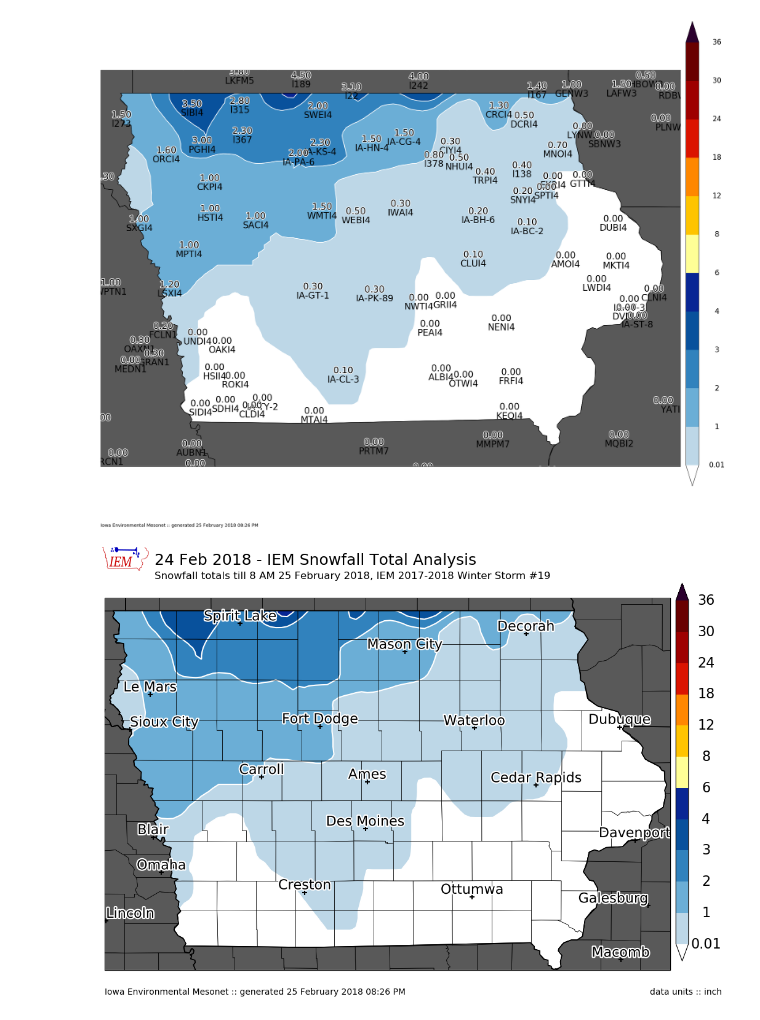
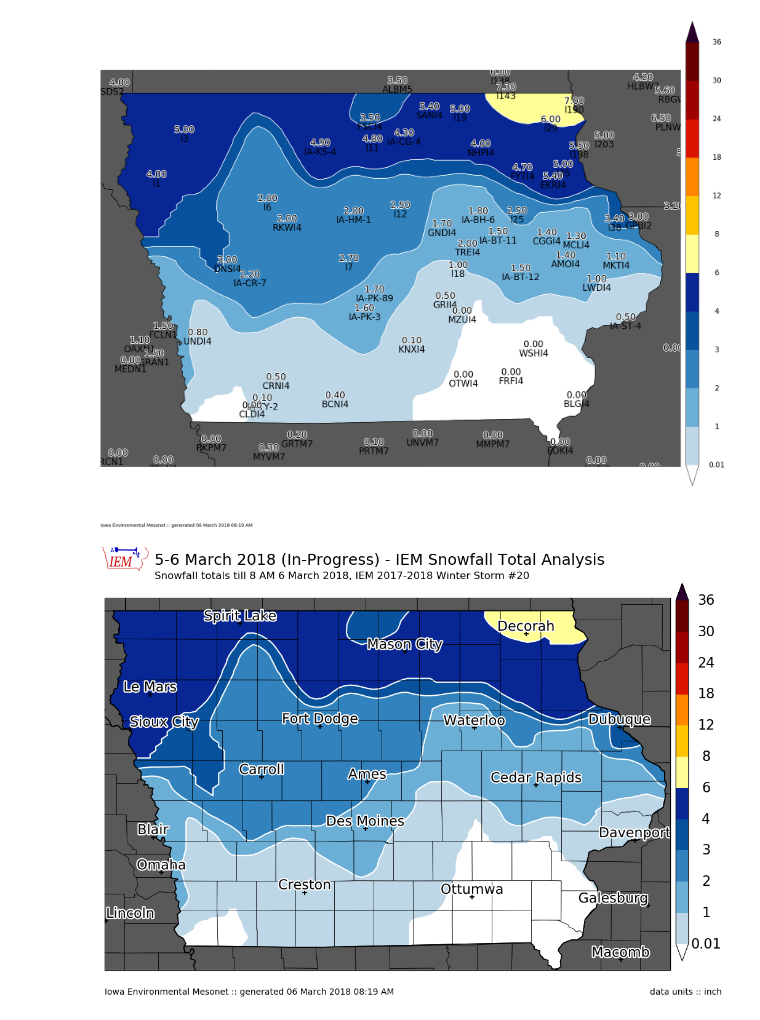
Before and after one commit to akrherz/DEV, a Jupyter notebook: coop/feature_snowfall_analysis.ipynb, the cells around one changed output. Drawn from its saved outputs; the diff is of its cells as text; code cells hidden in the pictures.

Commit message:
winter storm 20

```diff
--- a/coop/feature_snowfall_analysis.ipynb
+++ b/coop/feature_snowfall_analysis.ipynb
@@ -1,7 +1,7 @@
 # %%
 ####################
 # vvvvvvvvvvvvvvvvvvvvvvvvv
-STORM_NUMBER = 19
+STORM_NUMBER = 20
 # ^^^^^^^^^^^^^^^^^^^^^^^^^
 ####################
 import datetime
@@ -65,9 +65,9 @@ def get_coop(dates):
     IEM.close()
     return data
 
-crows = get_coop( ['2018-02-25', '2018-02-25'] )
-sts = utc(2018, 2, 24, 12)
-ets = utc(2018, 2, 28, 12, 0)
+crows = get_coop( ['2018-03-06', '2018-03-07'] )
+sts = utc(2018, 3, 6, 0)
+ets = utc(2018, 3, 28, 12, 0)
 lrows = get_lsrs(sts, ets)
 
 prows = []
@@ -110,14 +110,14 @@ if len(newrows) > 0:
     df = df.append(newrows)
 df.set_index('label', inplace=True)
 # %%
-cull = ['PKBI4', 'l76']
+cull = ['LSXI4', 'i18', 'SXGI4', 'IA-CL-3', 'OSEI4', 'OSAI4']
 if cull:
     df.at[cull, 'useme'] = False
 
-df.at['CLUI4', 'val'] = 0.1
-df.at['IA-PA-6', 'val'] = 2.0
-df.at['IA-HN-4', 'val'] = 1.5
-df.at['TRPI4', 'val'] = 0.4
+#df.at['CLUI4', 'val'] = 0.1
+df.at['IA-PK-3', 'val'] = 1.6
+#df.at['IA-HN-4', 'val'] = 1.5
+#df.at['TRPI4', 'val'] = 0.4
 df2 = df[df.useme]
 
 
@@ -132,19 +132,19 @@ np.save("1718_%s.npy" % (STORM_NUMBER, ), vals)
 m.plot_values(df2['lon'], df2['lat'], df2['val'], '%.2f', labels=df2.index.values, textsize=20,
               labeltextsize=20, labelbuffer=0)
 # %% [output]
-[figure, old version]
+[figure, new version]
 # %%
 # now we are ready to plot!
 
 m = MapPlot(sector='iowa',
-            title='24 Feb 2018 - IEM Snowfall Total Analysis',
-            subtitle=("Snowfall totals till 8 AM 25 February 2018, "
+            title='5-6 March 2018 (In-Progress) - IEM Snowfall Total Analysis',
+            subtitle=("Snowfall totals till 8 AM 6 March 2018, "
                       "IEM 2017-2018 Winter Storm #%s") % (STORM_NUMBER, ))
 m.contourf(df2.lon.values, df2.lat.values, df2.val.values, clevs, cmap=cmap,
           units='inch')
 #m.plot_values(np.array(df2.lon), np.array(df2.lat), np.array(df2.val), '%.2f')
 m.drawcounties()
 m.drawcities()
-m.postprocess(filename='180225.png')
+m.postprocess(filename='180306.png')
 # %% [output]
-[figure, old version]
+[figure, new version]
```
Also changed, not shown: 1 other file.
